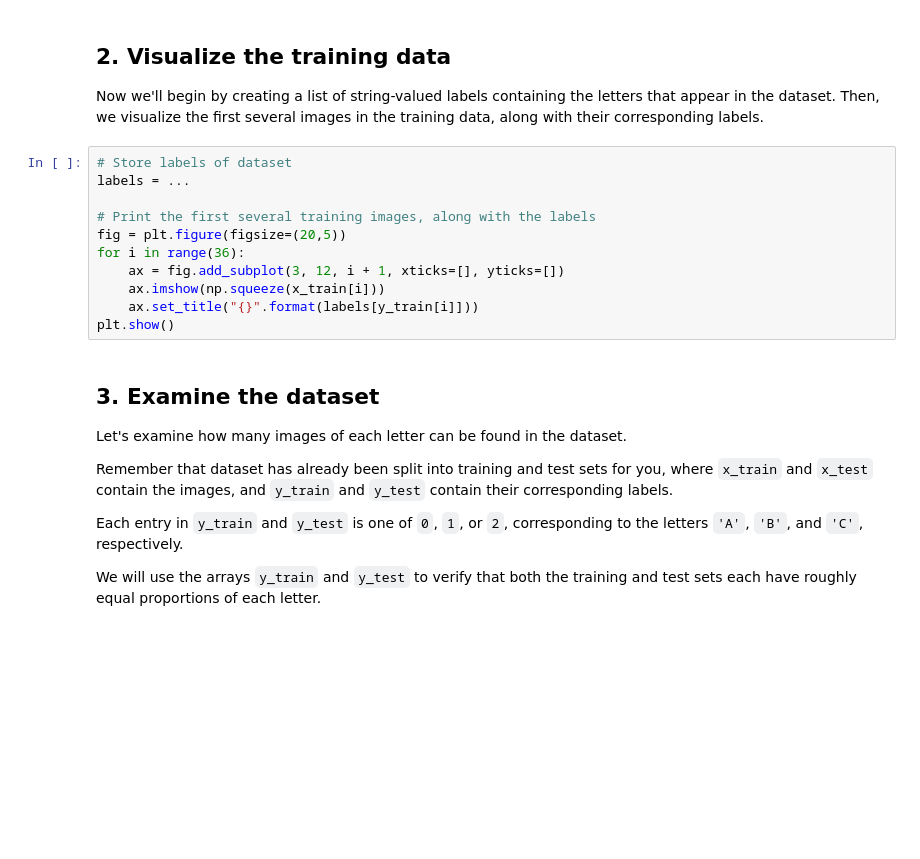
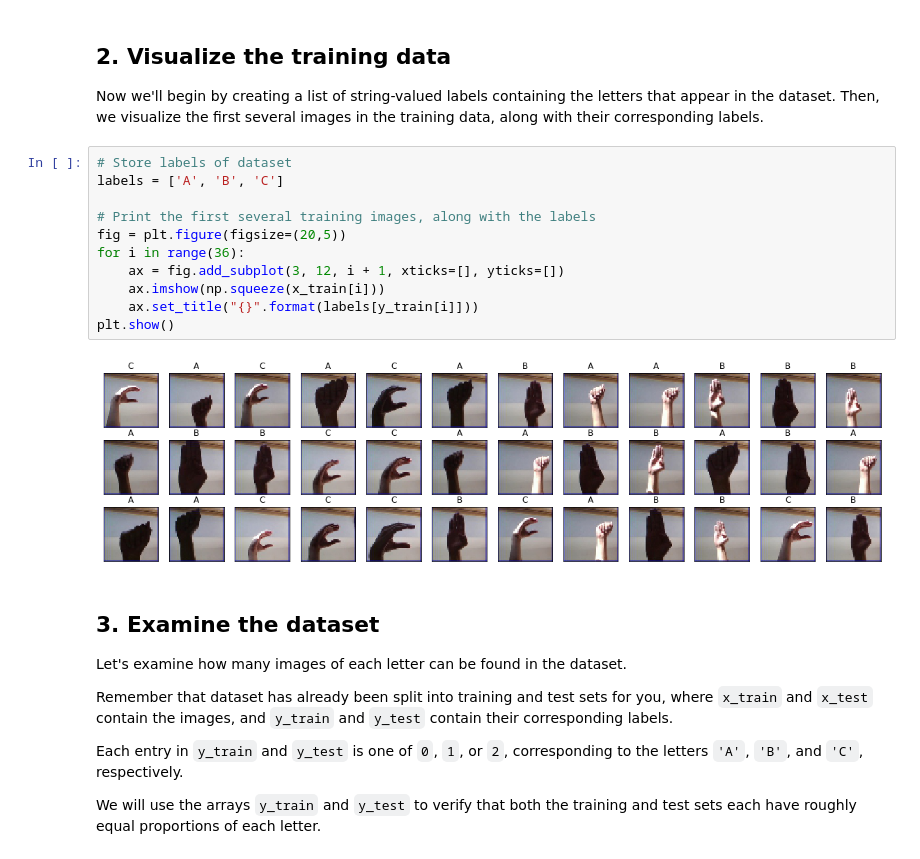
Before and after one commit to godslayer999/ML-Projects, a Jupyter notebook: ASL Recognition with Deep Learning/ASL Recognition with Deep Learning.ipynb, the cells around one changed output. Saved outputs shown, nothing was run; the diff lists cells and outputs as text; blank space fills up the shorter version.

```diff
--- a/ASL Recognition with Deep Learning/ASL Recognition with Deep Learning.ipynb
+++ b/ASL Recognition with Deep Learning/ASL Recognition with Deep Learning.ipynb
@@ -28,15 +26,17 @@ AttributeError: module 'tensorflow' has no attribute 'set_random_seed'
 <p>Now we'll begin by creating a list of string-valued labels containing the letters that appear in the dataset.  Then, we visualize the first several images in the training data, along with their corresponding labels.</p>
 # %%
 # Store labels of dataset
-labels = ...
+labels = ['A', 'B', 'C']
 
 # Print the first several training images, along with the labels
 fig = plt.figure(figsize=(20,5))
 for i in range(36):
     ax = fig.add_subplot(3, 12, i + 1, xticks=[], yticks=[])
     ax.imshow(np.squeeze(x_train[i]))
     ax.set_title("{}".format(labels[y_train[i]]))
 plt.show()
+# %% [output]
+[figure, added]
 # %% [markdown]
 ## 3. Examine the dataset
 <p>Let's examine how many images of each letter can be found in the dataset.</p>
```
Also changed, not shown: parts of 8 cells of this notebook.
